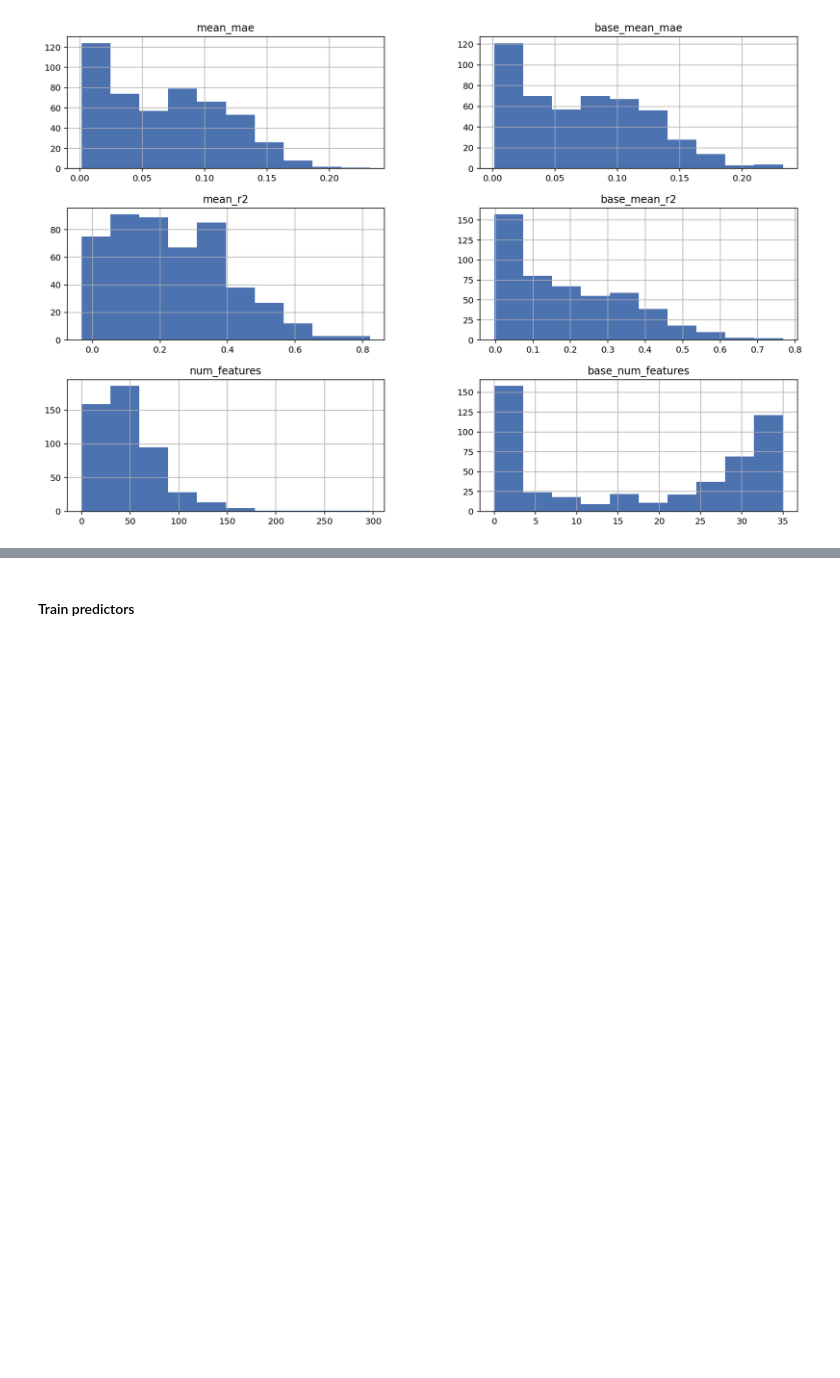
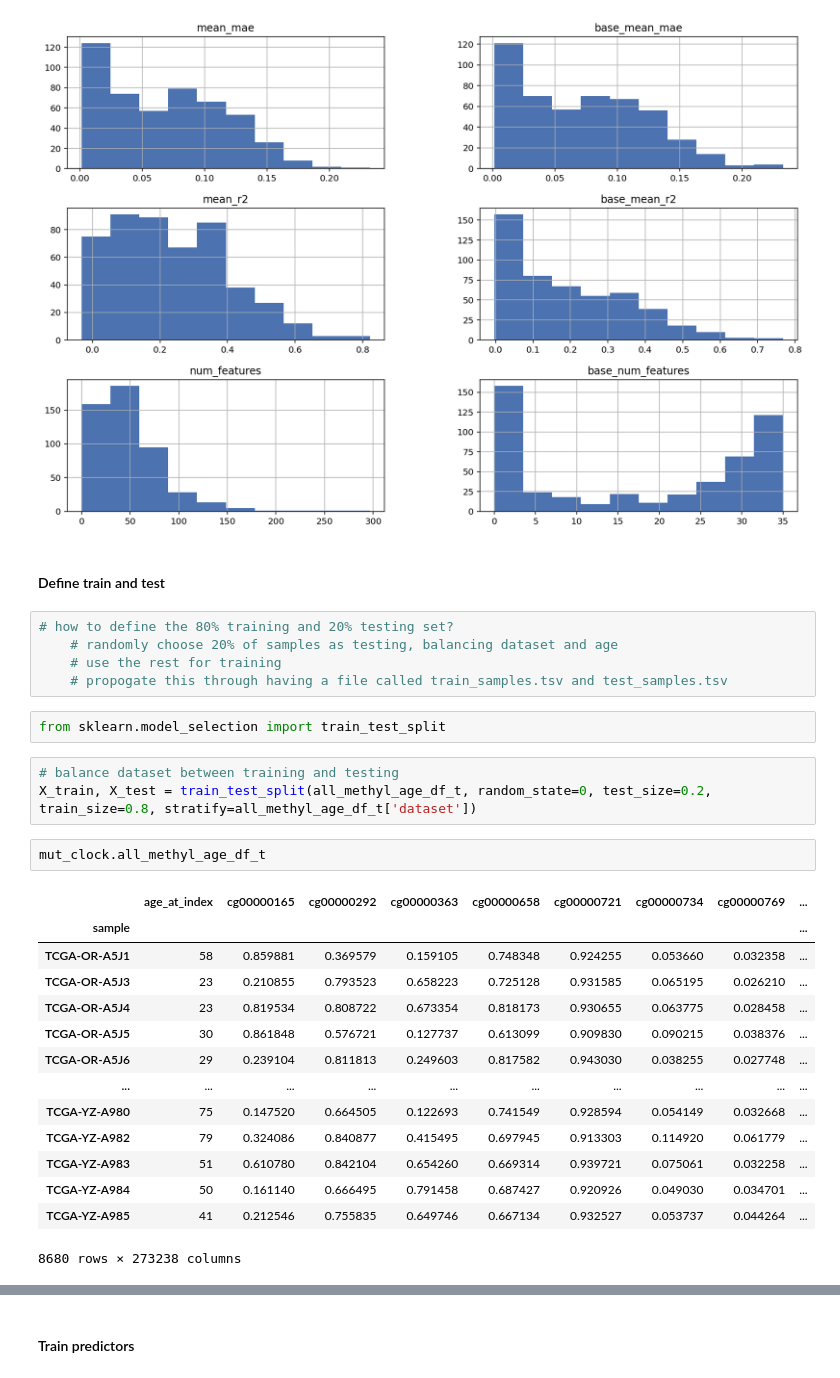
Before and after one commit to zanekoch/methylation_and_mutation, a Jupyter notebook: mut_clock_dev.ipynb, the cells around one changed output, grey strips where cells are left out. Cells and saved outputs as stored; diff of their text form; blank space fills up the shorter version.

```diff
--- a/mut_clock_dev.ipynb
+++ b/mut_clock_dev.ipynb
@@ -118,3 +118,32 @@ array([[<AxesSubplot:title={'center':'mean_mae'}>,
        [<AxesSubplot:title={'center':'num_features'}>,
         <AxesSubplot:title={'center':'base_num_features'}>]], dtype=object)
 [figure]
+# %% [markdown]
+#### Define train and test
+# %%
+# how to define the 80% training and 20% testing set?
+    # randomly choose 20% of samples as testing, balancing dataset and age
+    # use the rest for training
+    # propogate this through having a file called train_samples.tsv and test_samples.tsv
+# %%
+from sklearn.model_selection import train_test_split
+# %%
+# balance dataset between training and testing
+X_train, X_test = train_test_split(all_methyl_age_df_t, random_state=0, test_size=0.2, train_size=0.8, stratify=all_methyl_age_df_t['dataset'])
+# %%
+mut_clock.all_methyl_age_df_t
+# %% [output]
+|  | age_at_index | cg00000165 | cg00000292 | cg00000363 | cg00000658 | cg00000721 | cg00000734 | cg00000769 | ... |
+| sample |  |  |  |  |  |  |  |  | ... |
+| TCGA-OR-A5J1 | 58 | 0.859881 | 0.369579 | 0.159105 | 0.748348 | 0.924255 | 0.053660 | 0.032358 | ... |
+| TCGA-OR-A5J3 | 23 | 0.210855 | 0.793523 | 0.658223 | 0.725128 | 0.931585 | 0.065195 | 0.026210 | ... |
+| TCGA-OR-A5J4 | 23 | 0.819534 | 0.808722 | 0.673354 | 0.818173 | 0.930655 | 0.063775 | 0.028458 | ... |
+| TCGA-OR-A5J5 | 30 | 0.861848 | 0.576721 | 0.127737 | 0.613099 | 0.909830 | 0.090215 | 0.038376 | ... |
+| TCGA-OR-A5J6 | 29 | 0.239104 | 0.811813 | 0.249603 | 0.817582 | 0.943030 | 0.038255 | 0.027748 | ... |
+| ... | ... | ... | ... | ... | ... | ... | ... | ... | ... |
+| TCGA-YZ-A980 | 75 | 0.147520 | 0.664505 | 0.122693 | 0.741549 | 0.928594 | 0.054149 | 0.032668 | ... |
+| TCGA-YZ-A982 | 79 | 0.324086 | 0.840877 | 0.415495 | 0.697945 | 0.913303 | 0.114920 | 0.061779 | ... |
+| TCGA-YZ-A983 | 51 | 0.610780 | 0.842104 | 0.654260 | 0.669314 | 0.939721 | 0.075061 | 0.032258 | ... |
+| TCGA-YZ-A984 | 50 | 0.161140 | 0.666495 | 0.791458 | 0.687427 | 0.920926 | 0.049030 | 0.034701 | ... |
+| TCGA-YZ-A985 | 41 | 0.212546 | 0.755835 | 0.649746 | 0.667134 | 0.932527 | 0.053737 | 0.044264 | ... |
+8680 rows × 273238 columns
```
Also changed, not shown: parts of 3 cells of this notebook, 2 other files.
